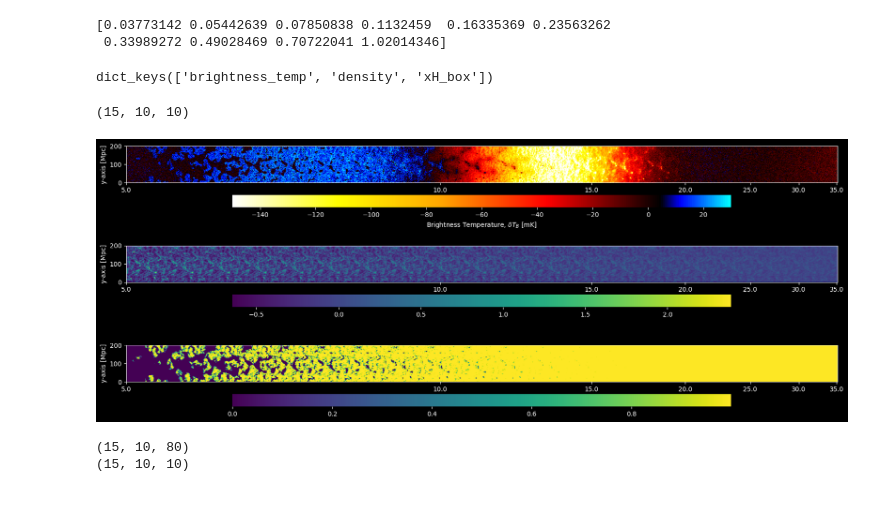
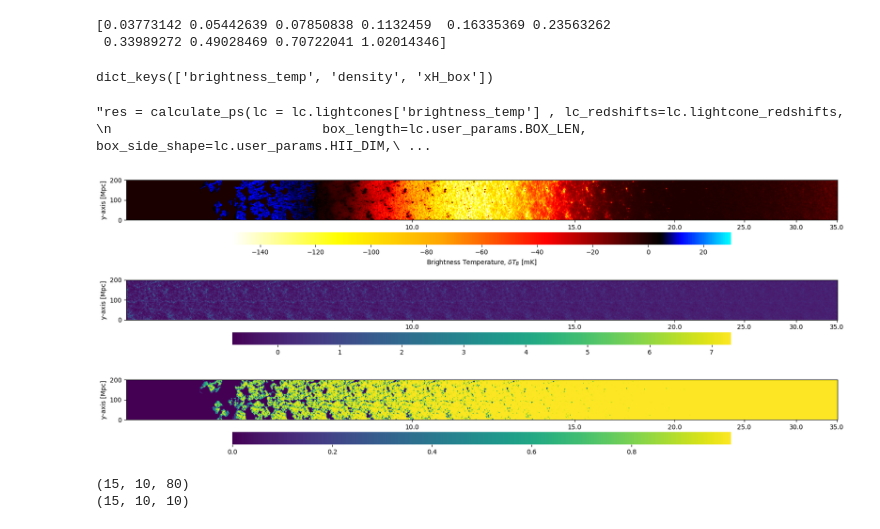
Before and after one commit to astro-ML/21cm-wrapper, a Jupyter notebook: test_mcmc.ipynb, the cells around one changed output. Drawn from its saved outputs; the diff is of its cells as text; code cells hidden in the pictures; blank space fills up the shorter version.

Commit message:
added max redshift

```diff
--- a/test_mcmc.ipynb
+++ b/test_mcmc.ipynb
@@ -43,8 +46,8 @@ print(parameters[:,-4:])
 # %%
 low = (lambda x: [.7*x])
 high = (lambda x: [1.3*x])
-default = [0.05012, 0.1, np.log10(5.012e8), .5]
-main = [True, True, 40, 500, 5, 30]
+default = [np.log10(0.05012), np.log10(0.1), np.log10(5.012e8), .5]
+main = [True, False, 40, 500, 5, 30]
 
 parameters = [
     main + default,
@@ -75,10 +78,10 @@ with alive_bar(len(parameters), force_tty=True) as bar:
         # structure defined in parameter.yaml. The values must be an array which is handed over
         # to the samplef defined above. In this case it is [start, stop].
         user_parameter = {
-            "HII_DIM": 140,
-            "BOX_LEN": 200,
+            "HII_DIM": 350,
+            "BOX_LEN": 700,
             "N_THREADS": 12,
-            "USE_INTERPOLATION_TABLES": True,
+            #"USE_INTERPOLATION_TABLES": True,
             "PERTURB_ON_HIGH_RES": False,
             "USE_FFTW_WISDOM": True,
         }
@@ -100,14 +103,14 @@ with alive_bar(len(parameters), force_tty=True) as bar:
             "t_STAR": params[9]
         }
 
-        redshift = 5.5
+        redshift = [6,15]
 
         # Initialize the wrapper with the above given parameters,
         # for more details check the docs or the tutorial.ipynb.
         sim = Leaf(user_params=user_parameter, flag_options=flag_options, astro_params=astro_params, debug=True, redshift=redshift)
 
-        sim.run_lightcone(redshift = redshift,
-                        save = True,
+        lc = sim.run_lightcone(redshift = redshift,
+                        save = False,
                         random_seed = 42069,
                         sanity_check= False,
                         filter_peculiar= False,
@@ -117,4 +120,5 @@ with alive_bar(len(parameters), force_tty=True) as bar:
         tend = time()
         print(tend-tstart)
         bar()
+        break
 # %% [output]
@@ -153,9 +164,8 @@ run_name = [
     "0|0|0|+",
     "0|0|0|-"
 ]
+zslices = 6
 bins = 10
-zslices = 6
-
 for i, name in enumerate(run_name):
     with h5py.File(f'/home/allomere/Documents/projects/master/data/lightcone_np/simrun_{i}.h5', 'r+') as h5file:
         dataset = h5file['global_quantities']
@@ -173,9 +183,17 @@ for i, name in enumerate(run_name):
     ax = ax.flatten()
     fig.suptitle(f'inh,ts: {name}', fontsize=16)
 
+    if i == 0:
+        res = calculate_ps(lc=lc.lightcones['brightness_temp'], lc_redshifts=lc.lightcone_redshifts,
+                       box_length=lc.user_params.BOX_LEN, box_side_shape=lc.user_params.HII_DIM,
+                       log_bins=False, zs=np.linspace(7, 20, zslices), calc_1d=True, calc_2d=False,
+                       kpar_bins=bins, nbins=bins, nbins_1d=bins, bin_ave=False,
+                       k_weights=ignore_zero_absk, postprocess=True)
+        bins = res["k"]
+
     res = calculate_ps(lc=lc.lightcones['brightness_temp'], lc_redshifts=lc.lightcone_redshifts,
                        box_length=lc.user_params.BOX_LEN, box_side_shape=lc.user_params.HII_DIM,
-                       log_bins=False, zs=np.linspace(7, 24, zslices), calc_1d=True, calc_2d=True,
+                       log_bins=False, zs=np.linspace(7, 20, zslices), calc_1d=True, calc_2d=True,
                        kpar_bins=bins, nbins=bins, nbins_1d=bins, bin_ave=True,
                        k_weights=ignore_zero_absk, postprocess=True)
 
@@ -210,7 +228,7 @@ for i, name in enumerate(run_name):
         ax[j].set_xlabel(r'$k_\perp$')
         ax[j].set_ylabel(r'$k_\parallel$')
         ax_twin.set_ylabel(r'Log $P(k)+1$ [mK]', color='r')
-        ax[j].set_title(rf'$z = $ {np.round(np.linspace(7, 24, zslices)[j], 2)}')
+        ax[j].set_title(rf'$z = $ {np.round(np.linspace(7, 20, zslices)[j], 2)}')
 
         # Sync the x-axis limits of both axes
         ax[j].set_xlim(bins_1d.min(), bins_1d.max())
@@ -337,27 +355,28 @@ emcee.make_fiducial()
 emcee.run_emcee(threads=6, nsteps=240, walkers=24)
 # %%
 
-lc = p21c.outputs.LightCone.read("/home/allomere/Documents/projects/master/data/data_emcee_1d_noise2/fiducial_cone.h5")
+#lc = p21c.outputs.LightCone.read("/home/allomere/Documents/projects/master/data/lightcone_np/simrun_0.h5")
 lcb = lc.brightness_temp
 print(lc.lightcones.keys())
 
 fig, ax = plt.subplots(3,1, figsize=(20,8))
 
 for i, field in enumerate(list(lc.lightcones.keys())):
 
     fig, ax[i] = p21c.plotting.lightcone_sliceplot(lc, fig=fig, ax=ax[i], kind=field)
 
 fig.savefig("lightcone.png")
+fig.show()
 
-res = calculate_ps(lc = lc.lightcones['brightness_temp'] , lc_redshifts=lc.lightcone_redshifts,
+"""res = calculate_ps(lc = lc.lightcones['brightness_temp'] , lc_redshifts=lc.lightcone_redshifts,
                            box_length=lc.user_params.BOX_LEN, box_side_shape=lc.user_params.HII_DIM,
                            log_bins=False, zs = np.linspace(5.5,30, 15), calc_1d=True, calc_2d=True, get_variance=True,
                            nbins=10, kpar_bins=10, bin_ave=True, k_weights=ignore_zero_absk, postprocess=True)
-print(res['final_var_2D'].shape)
+print(res.keys())"""
 # %% [output]
 dict_keys(['brightness_temp', 'density', 'xH_box'])
-(15, 10, 10)
+"res = calculate_ps(lc = lc.lightcones['brightness_temp'] , lc_redshifts=lc.lightcone_redshifts, \n                           box_length=lc.user_params.BOX_LEN, box_side_shape=lc.user_params.HII_DIM,\ ...
-[figure, old version]
+[figure, new version]
 # %%
 print(res['full_var_2D'].shape)
 print(res['final_var_2D'].shape)
```
Also changed, not shown: parts of 4 cells of this notebook, 1 other file.
